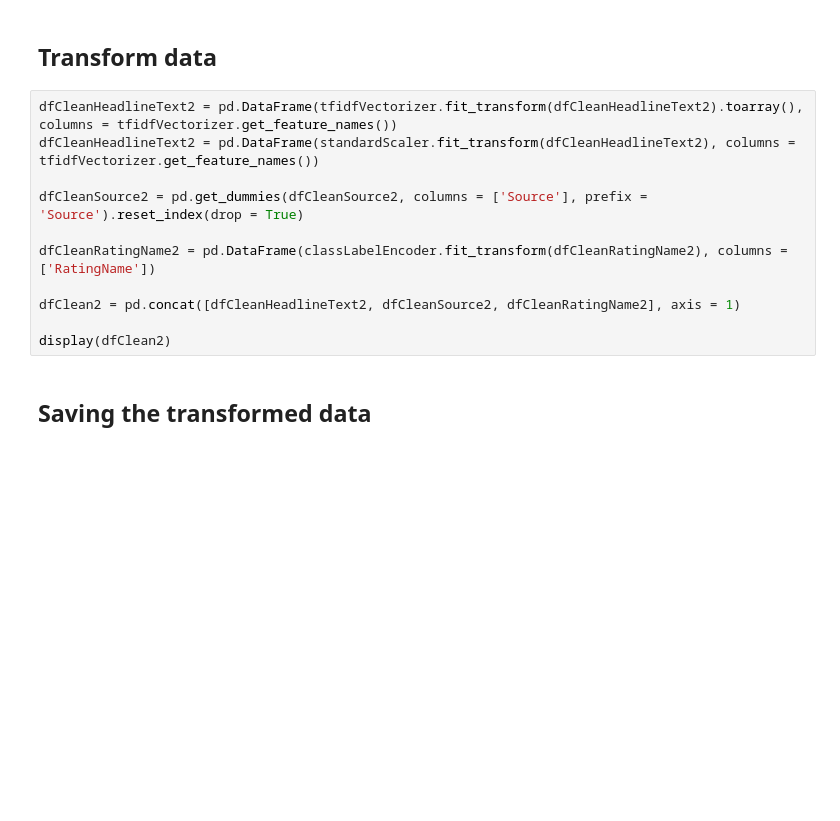
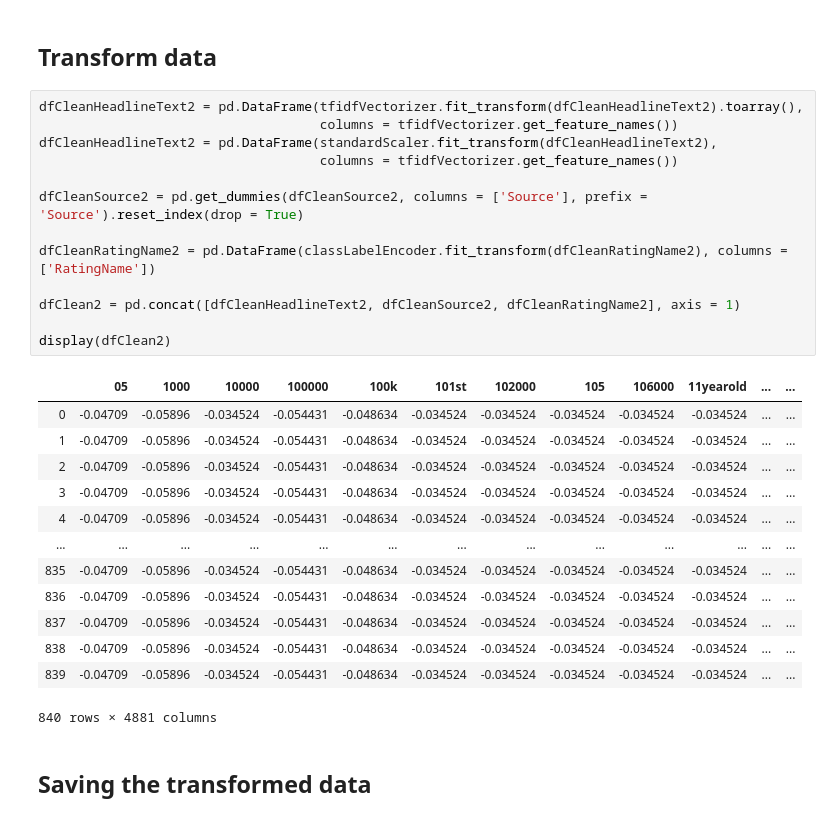
Before and after one commit to nilbahaaeddine/ClaimsClassification, a Jupyter notebook: src/truefalsevsmixture.ipynb, the cells around one changed output. Cells and saved outputs as stored; diff of their text form; blank space fills up the shorter version.

```diff
--- a/src/truefalsevsmixture.ipynb
+++ b/src/truefalsevsmixture.ipynb
@@ -488,16 +689,32 @@ dfCleanRatingName2 = dfCleanRatingName.copy()
 # %% [markdown]
 ## Transform data
 # %%
-dfCleanHeadlineText2 = pd.DataFrame(tfidfVectorizer.fit_transform(dfCleanHeadlineText2).toarray(), columns = tfidfVectorizer.get_feature_names())
-dfCleanHeadlineText2 = pd.DataFrame(standardScaler.fit_transform(dfCleanHeadlineText2), columns = tfidfVectorizer.get_feature_names())
+dfCleanHeadlineText2 = pd.DataFrame(tfidfVectorizer.fit_transform(dfCleanHeadlineText2).toarray(),
+                                    columns = tfidfVectorizer.get_feature_names())
+dfCleanHeadlineText2 = pd.DataFrame(standardScaler.fit_transform(dfCleanHeadlineText2),
+                                    columns = tfidfVectorizer.get_feature_names())
 
 dfCleanSource2 = pd.get_dummies(dfCleanSource2, columns = ['Source'], prefix = 'Source').reset_index(drop = True)
 
 dfCleanRatingName2 = pd.DataFrame(classLabelEncoder.fit_transform(dfCleanRatingName2), columns = ['RatingName'])
 
 dfClean2 = pd.concat([dfCleanHeadlineText2, dfCleanSource2, dfCleanRatingName2], axis = 1)
 
 display(dfClean2)
+# %% [output]
+|  | 05 | 1000 | 10000 | 100000 | 100k | 101st | 102000 | 105 | 106000 | 11yearold | ... | ... |
+| 0 | -0.04709 | -0.05896 | -0.034524 | -0.054431 | -0.048634 | -0.034524 | -0.034524 | -0.034524 | -0.034524 | -0.034524 | ... | ... |
+| 1 | -0.04709 | -0.05896 | -0.034524 | -0.054431 | -0.048634 | -0.034524 | -0.034524 | -0.034524 | -0.034524 | -0.034524 | ... | ... |
+| 2 | -0.04709 | -0.05896 | -0.034524 | -0.054431 | -0.048634 | -0.034524 | -0.034524 | -0.034524 | -0.034524 | -0.034524 | ... | ... |
+| 3 | -0.04709 | -0.05896 | -0.034524 | -0.054431 | -0.048634 | -0.034524 | -0.034524 | -0.034524 | -0.034524 | -0.034524 | ... | ... |
+| 4 | -0.04709 | -0.05896 | -0.034524 | -0.054431 | -0.048634 | -0.034524 | -0.034524 | -0.034524 | -0.034524 | -0.034524 | ... | ... |
+| ... | ... | ... | ... | ... | ... | ... | ... | ... | ... | ... | ... | ... |
+| 835 | -0.04709 | -0.05896 | -0.034524 | -0.054431 | -0.048634 | -0.034524 | -0.034524 | -0.034524 | -0.034524 | -0.034524 | ... | ... |
+| 836 | -0.04709 | -0.05896 | -0.034524 | -0.054431 | -0.048634 | -0.034524 | -0.034524 | -0.034524 | -0.034524 | -0.034524 | ... | ... |
+| 837 | -0.04709 | -0.05896 | -0.034524 | -0.054431 | -0.048634 | -0.034524 | -0.034524 | -0.034524 | -0.034524 | -0.034524 | ... | ... |
+| 838 | -0.04709 | -0.05896 | -0.034524 | -0.054431 | -0.048634 | -0.034524 | -0.034524 | -0.034524 | -0.034524 | -0.034524 | ... | ... |
+| 839 | -0.04709 | -0.05896 | -0.034524 | -0.054431 | -0.048634 | -0.034524 | -0.034524 | -0.034524 | -0.034524 | -0.034524 | ... | ... |
+840 rows × 4881 columns
 # %% [markdown]
 ## Saving the transformed data
 # %%
```
Also changed, not shown: parts of 29 cells of this notebook, 22 other files.
